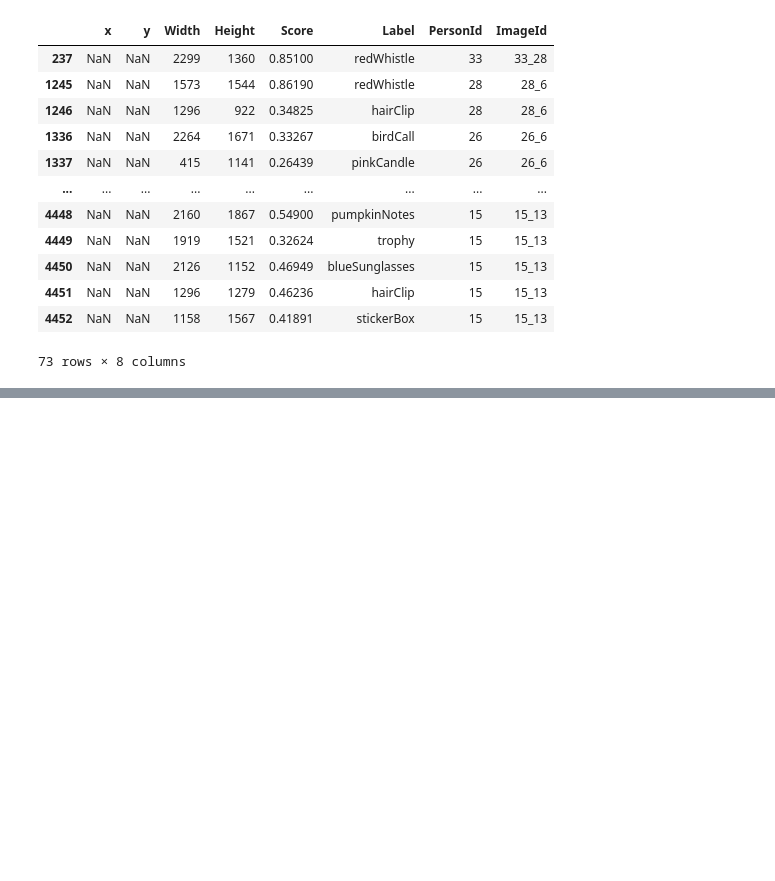
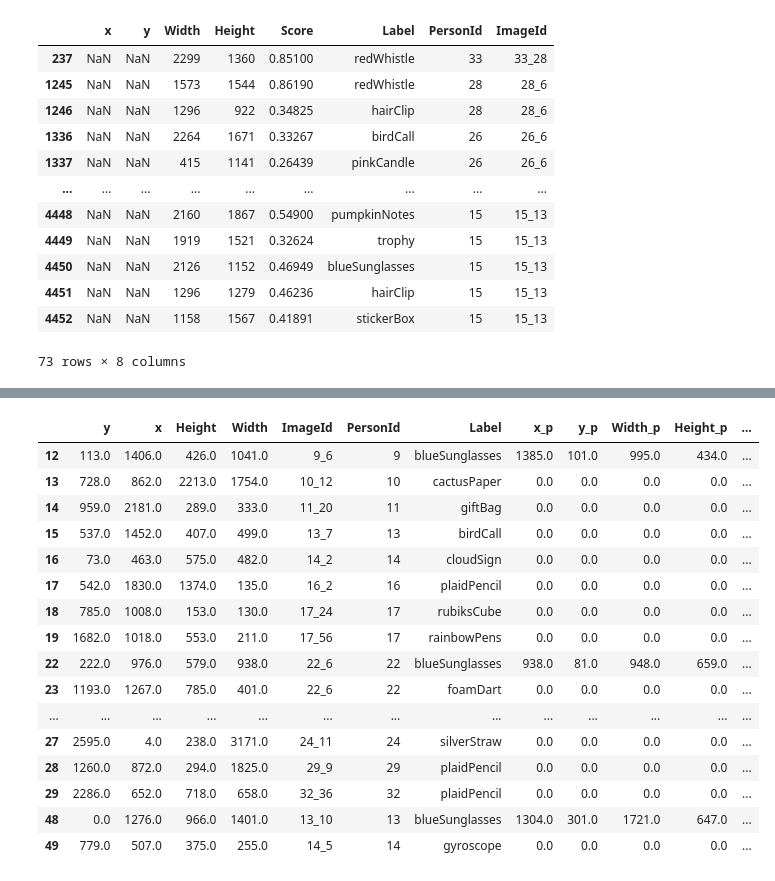
Before and after one commit to gj0706/VAST2020_MC2, a Jupyter notebook: data_process.ipynb, the cells around one changed output, grey strips where cells are left out. Cells and saved outputs as stored; diff of their text form; code cells hidden in the pictures; blank space fills up the shorter version.

```diff
--- a/data_process.ipynb
+++ b/data_process.ipynb
@@ -467,0 +1117,2 @@ gt['Label'][0]
+# %%
+new_df = new_df.replace(np.nan, 0)
@@ -467,0 +1187,2 @@ gt['Label'][0]
+# %%
+new_df['IoU'] = new_df.apply(IOU, axis=1)
@@ -467,0 +1199,4 @@ gt['Label'][0]
+# %%
+# creating column 'TP/FP' which will store TP for True positive and FP for False positive
+# if IOU is greater than 0.5 then TP else FP
+new_df['TP/FP'] = new_df['IoU'].apply(lambda x: 'TP' if x>=0.5 else 'FP')
@@ -467,0 +1212,30 @@ gt['Label'][0]
+# %%
+# calculating Precision and recall
+
+Precision = []
+Recall = []
+
+TP = FP = 0
+FN = len(new_df['TP/FP']== 'TP')
+for index , row in new_df.iterrows():
+
+    if row.IoU > 0.5:
+        TP =TP+1
+    else:
+        FP =FP+1
+
+
+    try:
+
+        AP = TP/(TP+FP)
+        Rec = TP/(TP+FN)
+    except ZeroDivisionError:
+
+        AP = Recall = 0.0
+
+    Precision.append(AP)
+    Recall.append(Rec)
+
+
+new_df['Precision'] = Precision
+new_df['Recall'] = Recall
@@ -467,0 +1251,20 @@ gt['Label'][0]
+# %%
+new_df[(new_df['Precision'] >= 0.1)]
+# %% [output]
+|  | y | x | Height | Width | ImageId | PersonId | Label | x_p | y_p | Width_p | Height_p | ... |
+| 12 | 113.0 | 1406.0 | 426.0 | 1041.0 | 9_6 | 9 | blueSunglasses | 1385.0 | 101.0 | 995.0 | 434.0 | ... |
+| 13 | 728.0 | 862.0 | 2213.0 | 1754.0 | 10_12 | 10 | cactusPaper | 0.0 | 0.0 | 0.0 | 0.0 | ... |
+| 14 | 959.0 | 2181.0 | 289.0 | 333.0 | 11_20 | 11 | giftBag | 0.0 | 0.0 | 0.0 | 0.0 | ... |
+| 15 | 537.0 | 1452.0 | 407.0 | 499.0 | 13_7 | 13 | birdCall | 0.0 | 0.0 | 0.0 | 0.0 | ... |
+| 16 | 73.0 | 463.0 | 575.0 | 482.0 | 14_2 | 14 | cloudSign | 0.0 | 0.0 | 0.0 | 0.0 | ... |
+| 17 | 542.0 | 1830.0 | 1374.0 | 135.0 | 16_2 | 16 | plaidPencil | 0.0 | 0.0 | 0.0 | 0.0 | ... |
+| 18 | 785.0 | 1008.0 | 153.0 | 130.0 | 17_24 | 17 | rubiksCube | 0.0 | 0.0 | 0.0 | 0.0 | ... |
+| 19 | 1682.0 | 1018.0 | 553.0 | 211.0 | 17_56 | 17 | rainbowPens | 0.0 | 0.0 | 0.0 | 0.0 | ... |
+| 22 | 222.0 | 976.0 | 579.0 | 938.0 | 22_6 | 22 | blueSunglasses | 938.0 | 81.0 | 948.0 | 659.0 | ... |
+| 23 | 1193.0 | 1267.0 | 785.0 | 401.0 | 22_6 | 22 | foamDart | 0.0 | 0.0 | 0.0 | 0.0 | ... |
+| ... | ... | ... | ... | ... | ... | ... | ... | ... | ... | ... | ... | ... |
+| 27 | 2595.0 | 4.0 | 238.0 | 3171.0 | 24_11 | 24 | silverStraw | 0.0 | 0.0 | 0.0 | 0.0 | ... |
+| 28 | 1260.0 | 872.0 | 294.0 | 1825.0 | 29_9 | 29 | plaidPencil | 0.0 | 0.0 | 0.0 | 0.0 | ... |
+| 29 | 2286.0 | 652.0 | 718.0 | 658.0 | 32_36 | 32 | plaidPencil | 0.0 | 0.0 | 0.0 | 0.0 | ... |
+| 48 | 0.0 | 1276.0 | 966.0 | 1401.0 | 13_10 | 13 | blueSunglasses | 1304.0 | 301.0 | 1721.0 | 647.0 | ... |
+| 49 | 779.0 | 507.0 | 375.0 | 255.0 | 14_5 | 14 | gyroscope | 0.0 | 0.0 | 0.0 | 0.0 | ... |
```
Also changed, not shown: parts of 120 cells of this notebook.
